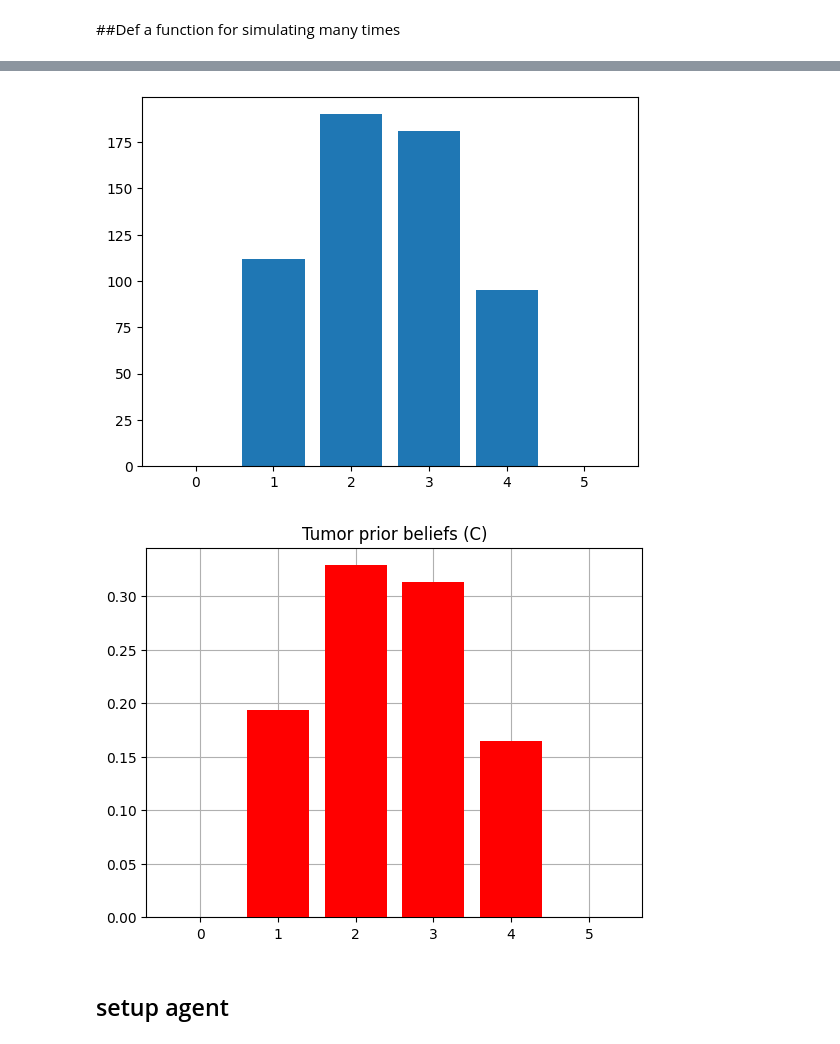
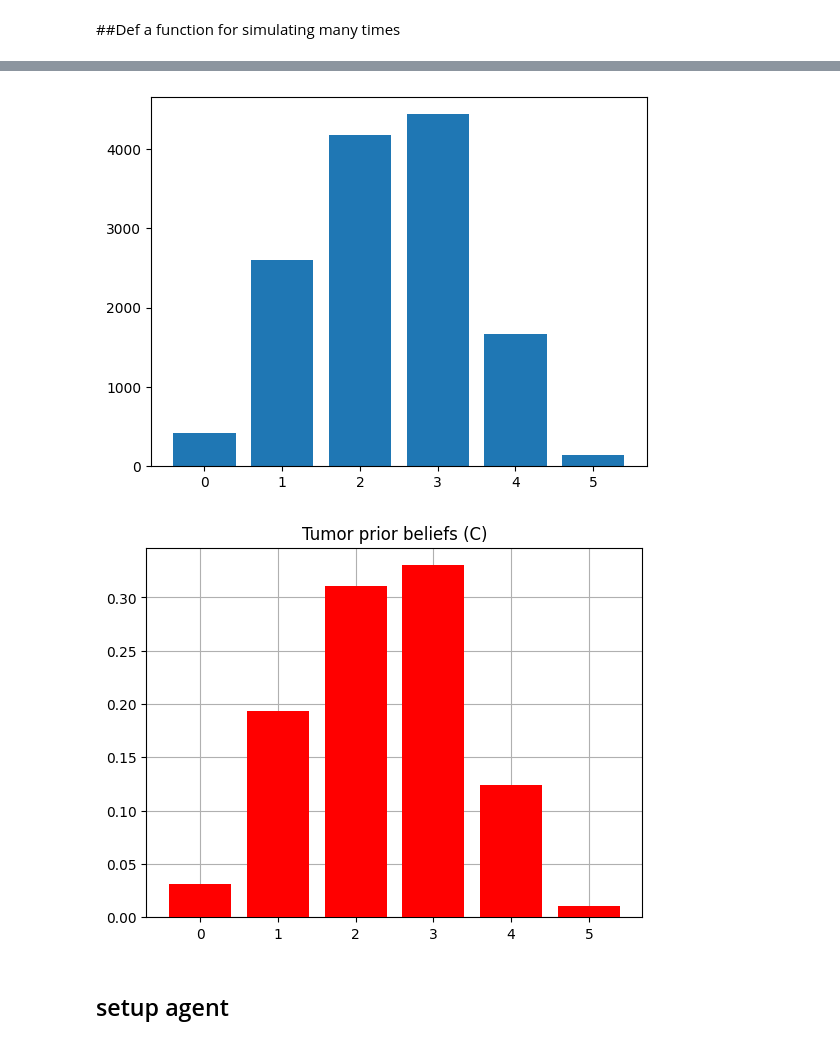
Before and after one commit to emilfrej/Active-Inference-Adaptive-Therapy, a Jupyter notebook: Python/discrete_sim_notebook.ipynb, the cells around one changed output, grey strips where cells are left out. Saved outputs shown, nothing was run; the diff lists cells and outputs as text; code cells hidden in the pictures.

```diff
--- a/Python/discrete_sim_notebook.ipynb
+++ b/Python/discrete_sim_notebook.ipynb
@@ -447,0 +478,2 @@ env = DiscreteTumorEnv()
+# %%
+env.step('treat')
@@ -507,8 +541,8 @@ plt.legend()
 ##sim params: number of sims, max length of sims
 def simulate_adaptive_therapy(num_sims = 10, max_steps = 100):
 
-    #initialize the list of dataframes
-    dfs = []
+    #initialize the list of dataframes to store the states for each env
+    dfs_env1 = []
 
     #run the simulation for the number of simulations
     for i in range(num_sims):
@@ -554,28 +588,26 @@ def simulate_adaptive_therapy(num_sims = 10, max_steps = 100):
         #append the dataframe to the list of dataframes
         dfs.append(df)
 
-        #plot the tumor state and resistance state
-        plt.plot(df['tumor_state'], label = 'Tumor level')
-        plt.plot(df['resistance_state'], label = 'Resistance level', linestyle = '--')
-
-        #shade in when treatment is on
-        for i in range(len(df)):
-            if df['treatment_state'][i] == 'treat':
-                plt.fill_between(x = [i, i+1], y1 = 0, y2 = 6, color = 'gray', alpha = 0.5)
-
-        #show the labels
-        plt.legend()
-        plt.show()
-
     #return the list of dataframes
     return dfs
 
 #run the simulation
-dfs = simulate_adaptive_therapy(num_sims = 10)
+dfs = simulate_adaptive_therapy(num_sims = 100, max_steps = 100)
 
 #count up the number times each tumor state is reached
 tumor_state_counts = np.zeros(6)
 
 for df in dfs:
-    print(df['tumor_state'].value_counts())
-    tumor_state_counts += df['tumor_state'].value_counts()
+
+    #get value counts for the tumor state
+
+    #get value counts
+    current_count = df['tumor_state'].value_counts()
+
+
+    if len(current_count) < 6:
+        current_count = current_count.reindex(range(6), fill_value = 0)
+        new_count = tumor_state_counts + current_count
+
+
+    tumor_state_counts += current_count
@@ -610,31 +614,33 @@ Name: count, dtype: int64
 # %%
 tumor_state_counts
 
 #if there are NAs, set them to 0
 tumor_state_counts = tumor_state_counts.fillna(0)
 
 
 
 #plot a histogram of the tumor state counts
 plt.bar(tumor_state_counts.index, tumor_state_counts.values)
 
 
 plt.show()
 
 #use the tumor state_counts to inform c_matrix
 C_tumor = np.zeros(len(tumor_names))
 
 #Get the state and count for that value
 for value, count in tumor_state_counts.items():
 
     #assign the value to the correct slot in C_tumor
     C_tumor[value] = count / sum(tumor_state_counts.values)
 
+C[0] = C_tumor
+
 #plot the prior beliefs
 plot_beliefs(C_tumor, title_str = "Tumor prior beliefs (C)")
 # %% [output]
-[figure, old version]
+[figure, new version]
-[figure, old version]
+[figure, new version]
 # %% [markdown]
 ## setup agent
 # %%
```
Also changed, not shown: parts of 15 cells of this notebook.
